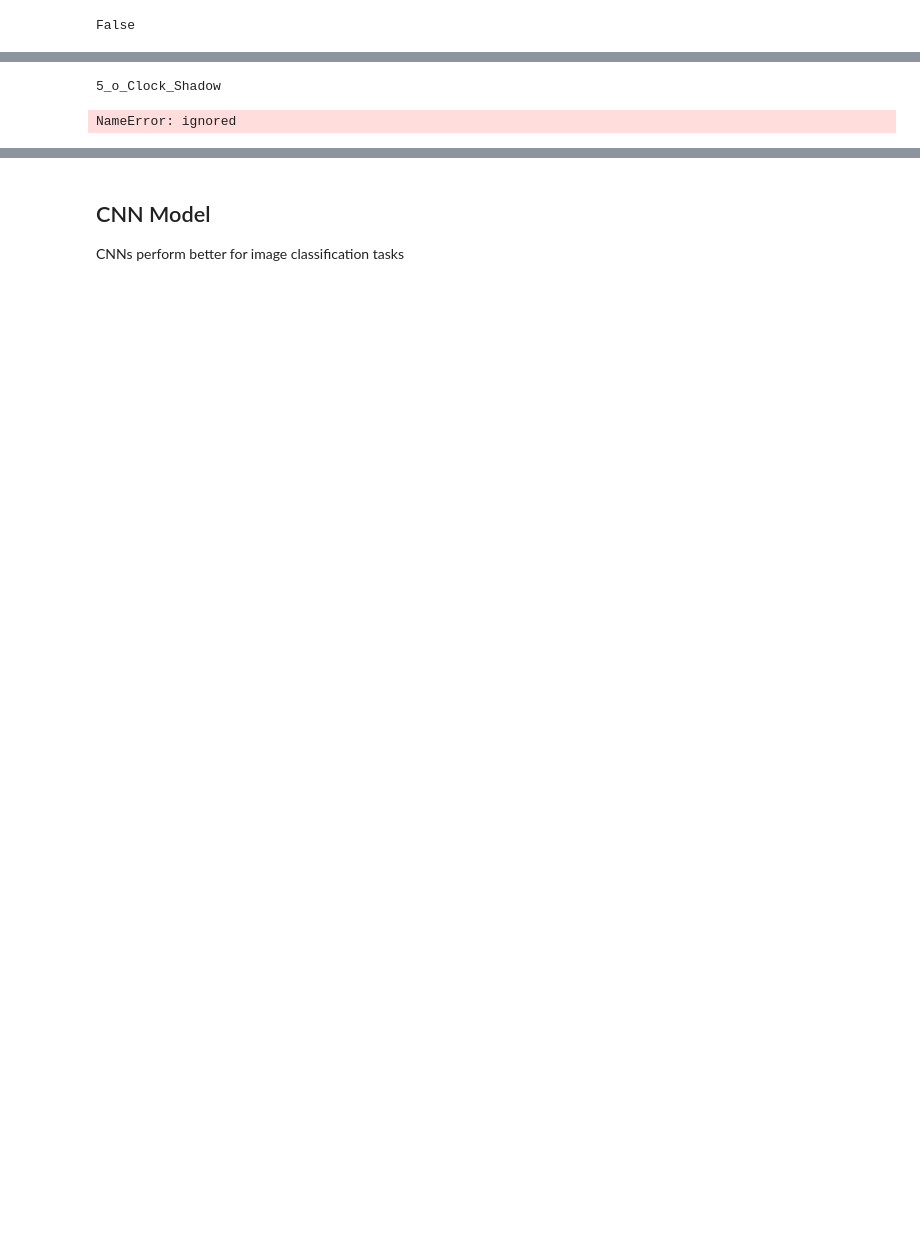
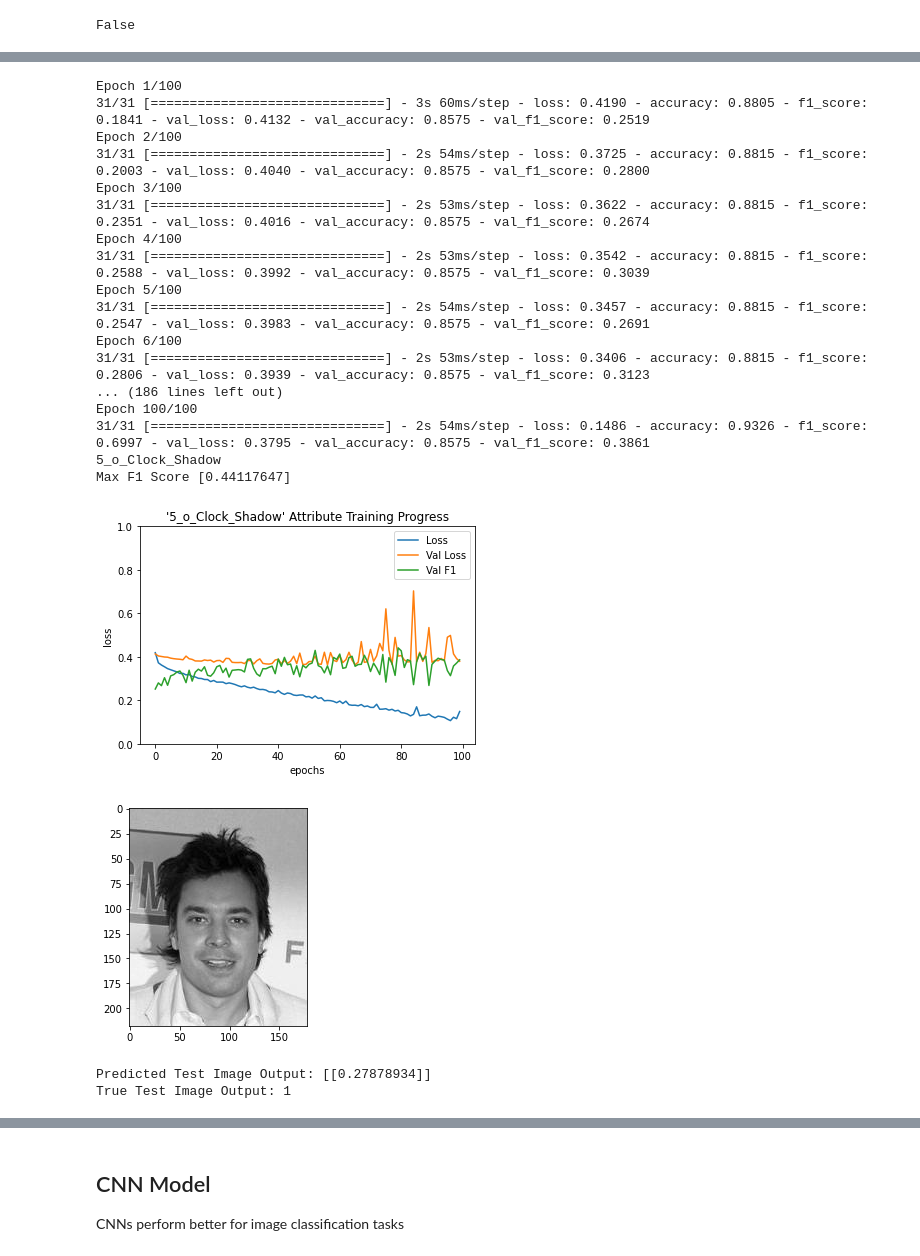
Before and after one commit to EMAT31530/ai-group-project-summer-assessment-oscar, a Jupyter notebook: Intro_AI_Summer_Project_Oscar_Evans_1806113.ipynb, the cells around one changed output, grey strips where cells are left out. Drawn from its saved outputs; the diff is of its cells as text; code cells hidden in the pictures; blank space fills up the shorter version.

```diff
--- a/Intro_AI_Summer_Project_Oscar_Evans_1806113.ipynb
+++ b/Intro_AI_Summer_Project_Oscar_Evans_1806113.ipynb
@@ -164,0 +183,9 @@ pp.pprint(labels.head(n=3))
+# %%
+# read the rows
+labels=all_labels.head(n=images_vec.shape[0])
+print(len(labels))
+
+pp.pprint(labels.head(n=3))
+
+labels_np = labels.to_numpy()
+labels_np[labels_np == -1] = 0
@@ -237,8 +337,9 @@ False
 # %%
-NUM_CLASSES=1
+from tensorflow_addons.metrics import F1Score
+
 ATTRIBUTE_IND=0
 ATTRIBUTE=labels.columns[ATTRIBUTE_IND]
-
+NUM_CLASSES=1
 
 input_layer = Dense(256, input_dim=IMAGE_VECLEN, activation='relu')
 hidden_layer0 = Dense(128, activation='relu')
@@ -254,7 +355,10 @@ flat_img_model = Sequential([
                     output_layer
                     ])
 
-flat_img_model.compile(loss='binary_crossentropy', optimizer=SGD(learning_rate=0.001), metrics=['accuracy'])
+# f1_threshold = 1-num_pos_class_ids_by_attribute[ATTRIBUTE]
+# print(f1_threshold)
+
+flat_img_model.compile(loss='binary_crossentropy', optimizer=SGD(learning_rate=0.001), metrics=['accuracy', F1Score(num_classes=1, threshold=plot_pos_class_ids[ATTRIBUTE])])
 
 print(flat_img_model.summary())
 # %% [output]
@@ -278,18 +382,48 @@ Non-trainable params: 0
 _________________________________________________________________
 None
 # %%
-# loss, accuracy = flat_img_model.evaluate(test_x, test_y[:,ATTRIBUTE_IND])
+callback = tf.keras.callbacks.EarlyStopping(monitor='val_loss', patience=100)
+history=flat_img_model.fit(train_x, train_y[:, ATTRIBUTE_IND], epochs=100, validation_split=0.3, shuffle=True, callbacks=[callback])
 
-# print(ATTRIBUTE)
-# print(history.history.keys())
-# plt.plot(history.history['loss'], label="Loss")
-# plt.plot(history.history['val_loss'], label="Val Loss")
-# plt.xlabel('epochs')
-# plt.ylabel('loss')
-# plt.title("'"+ATTRIBUTE+"' Attribute Training Progress")
-# plt.legend()
-# plt.show()
+print(ATTRIBUTE)
+print("Max F1 Score", max(history.history['val_f1_score']))
+plt.plot(history.history['loss'], label="Loss")
+plt.plot(history.history['val_loss'], label="Val Loss")
+plt.plot(history.history['val_f1_score'], label="Val F1")
+plt.xlabel('epochs')
+plt.ylabel('loss')
+plt.ylim([0,1])
+plt.title("'"+ATTRIBUTE+"' Attribute Training Progress")
+plt.legend()
+plt.show()
+
+TEST_IMG_IND = 1
+plt.imshow(test_x[TEST_IMG_IND,:].reshape(IMAGE_HEIGHT, IMAGE_WIDTH), cmap='gray')
+plt.show()
+
+pred_test_output = flat_img_model.predict(test_x[TEST_IMG_IND,:].reshape(1,test_x.shape[1]))
+print("Predicted Test Image Output:", pred_test_output)
+print("True Test Image Output:", test_y[TEST_IMG_IND, ATTRIBUTE_IND])
 # %% [output]
+Epoch 1/100
+31/31 [==============================] - 3s 60ms/step - loss: 0.4190 - accuracy: 0.8805 - f1_score: 0.1841 - val_loss: 0.4132 - val_accuracy: 0.8575 - val_f1_score: 0.2519
+Epoch 2/100
+31/31 [==============================] - 2s 54ms/step - loss: 0.3725 - accuracy: 0.8815 - f1_score: 0.2003 - val_loss: 0.4040 - val_accuracy: 0.8575 - val_f1_score: 0.2800
+Epoch 3/100
+31/31 [==============================] - 2s 53ms/step - loss: 0.3622 - accuracy: 0.8815 - f1_score: 0.2351 - val_loss: 0.4016 - val_accuracy: 0.8575 - val_f1_score: 0.2674
+Epoch 4/100
+31/31 [==============================] - 2s 53ms/step - loss: 0.3542 - accuracy: 0.8815 - f1_score: 0.2588 - val_loss: 0.3992 - val_accuracy: 0.8575 - val_f1_score: 0.3039
+Epoch 5/100
+31/31 [==============================] - 2s 54ms/step - loss: 0.3457 - accuracy: 0.8815 - f1_score: 0.2547 - val_loss: 0.3983 - val_accuracy: 0.8575 - val_f1_score: 0.2691
+Epoch 6/100
+31/31 [==============================] - 2s 53ms/step - loss: 0.3406 - accuracy: 0.8815 - f1_score: 0.2806 - val_loss: 0.3939 - val_accuracy: 0.8575 - val_f1_score: 0.3123
+... (186 lines left out)
+Epoch 100/100
+31/31 [==============================] - 2s 54ms/step - loss: 0.1486 - accuracy: 0.9326 - f1_score: 0.6997 - val_loss: 0.3795 - val_accuracy: 0.8575 - val_f1_score: 0.3861
 5_o_Clock_Shadow
+Max F1 Score [0.44117647]
+[figure, added]
+[figure, added]
-NameError: ignored
+Predicted Test Image Output: [[0.27878934]]
+True Test Image Output: 1
 # %%
```
Also changed, not shown: parts of 43 cells of this notebook.
